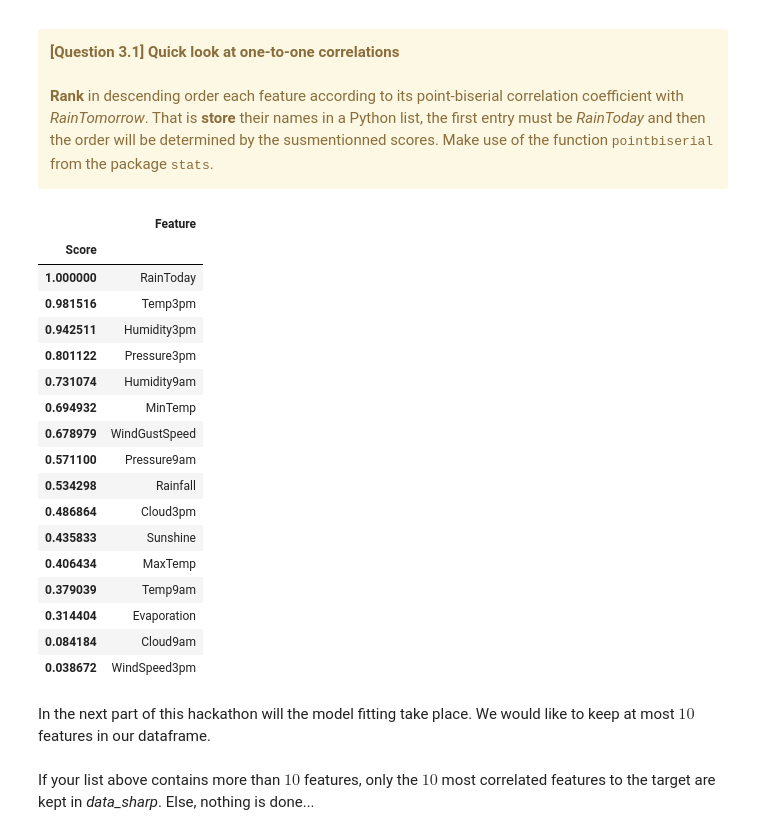
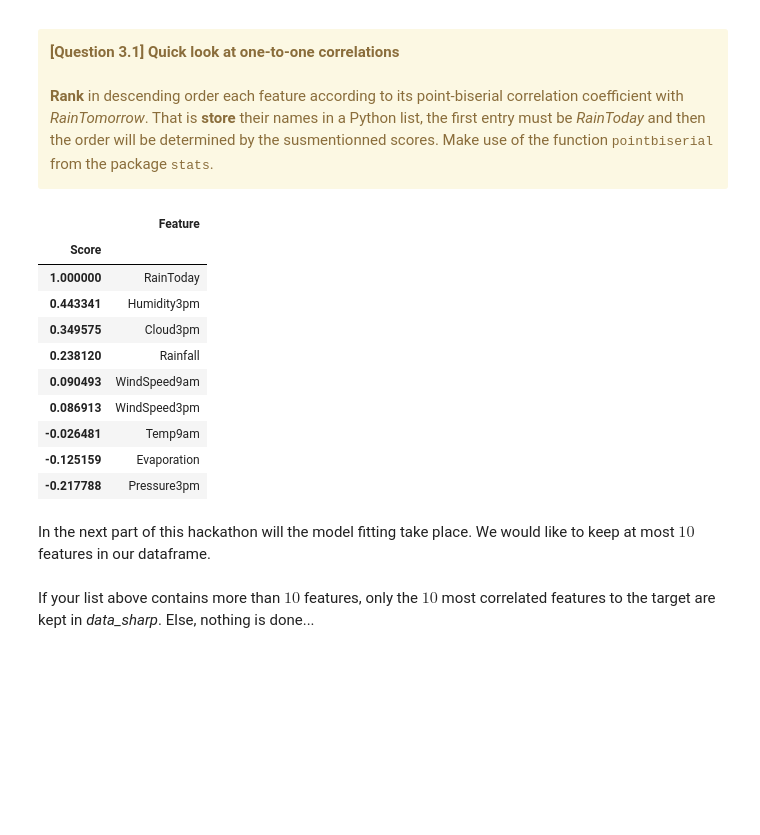
Before and after one commit to Zepp176/Hackathon3, a Jupyter notebook: Hackathon03.ipynb, the cells around one changed output. Cells and saved outputs as stored; diff of their text form; code cells hidden in the pictures; blank space fills up the shorter version.

```diff
--- a/Hackathon03.ipynb
+++ b/Hackathon03.ipynb
@@ -515,12 +514,12 @@ COMMENT (after we compare the resul we pick the variant and write teh comment)!!
 # @edit according to your choice, default choice : data_sharp = data_drop_it_all (variant 1)
 
 # you wish to continue with variant 1
-data_sharp = data_drop_it_all.copy()
-data_test_sharp = data_test_drop_it_all.copy()
+#data_sharp = data_drop_it_all.copy()
+#data_test_sharp = data_test_drop_it_all.copy()
 
 # you wish to continue with variant 2
-#data_sharp = data_clever_fill.copy()
-#data_test_sharp = data_test_clever_fill.copy()
+data_sharp = data_clever_fill.copy()
+data_test_sharp = data_test_clever_fill.copy()
 # %% [markdown]
 ---
 # %% [markdown]
@@ -560,8 +559,8 @@ If the data from the test set followed the same proportions regarding the target
 >PIE CHART
 # %%
 # @edit with the data from data_sharp
-labels = ['Oxygen','Hydrogen','Carbon_Dioxide','Nitrogen']
-values = [4500, 2500, 1053, 500]
+labels = ['Yes', 'No']
+values = [data_sharp.loc[data_sharp["RainTomorrow"]=="Yes"].shape[0], data_sharp.loc[data_sharp["RainTomorrow"]=="No"].shape[0]]
 
 fig = go.Figure(data=[go.Pie(labels=labels, values=values)])
 fig.update_traces(marker=dict(colors=['green','red','blue','yellow']))
@@ -783,7 +785,7 @@ Based on the above results would it be reasonable to discard some features due t
 Please note that, normally, you should keep <i>RainToday</i>...
 # %%
 # @adapt with the results obtained
-toDiscard = ['WindSpeed9am']
+toDiscard = ['MinTemp', 'MaxTemp', 'Temp3pm', 'Pressure9am', 'Humidity9am', 'Cloud9am', 'Sunshine', 'WindGustSpeed']
 
 data_sharp.drop(columns=toDiscard,inplace=True)
 
@@ -853,33 +857,26 @@ labels_test = labels_to_numerical(data_test_sharp['RainTomorrow'])
 # %%
 # computation of the feature scores, factice code here with random scores @edit
 myData = [['RainToday',1]]
 for feature in final_numeric_cols_all:
-    feature_point_biserial_score = np.random.uniform() # @edit: compute the point biserial correlation asked
+    feature_point_biserial_score, _ = stats.pointbiserialr(labels, data_sharp[feature]) # @edit: compute the point biserial correlation asked
     myData.append([feature,feature_point_biserial_score])
 
 rankedFeatures = pd.DataFrame(data=myData,columns=['Feature','Score'])
 rankedFeatures.set_index('Score',inplace=True)
 rankedFeatures.sort_index(ascending=False,inplace=True)
 rankedFeatures.head(20)
 # %% [output]
 |  | Feature |
 | Score |  |
 | 1.000000 | RainToday |
-| 0.981516 | Temp3pm |
-| 0.942511 | Humidity3pm |
-| 0.801122 | Pressure3pm |
-| 0.731074 | Humidity9am |
-| 0.694932 | MinTemp |
-| 0.678979 | WindGustSpeed |
-| 0.571100 | Pressure9am |
-| 0.534298 | Rainfall |
-| 0.486864 | Cloud3pm |
-| 0.435833 | Sunshine |
-| 0.406434 | MaxTemp |
-| 0.379039 | Temp9am |
-| 0.314404 | Evaporation |
-| 0.084184 | Cloud9am |
-| 0.038672 | WindSpeed3pm |
+| 0.443341 | Humidity3pm |
+| 0.349575 | Cloud3pm |
+| 0.238120 | Rainfall |
+| 0.090493 | WindSpeed9am |
+| 0.086913 | WindSpeed3pm |
+| -0.026481 | Temp9am |
+| -0.125159 | Evaporation |
+| -0.217788 | Pressure3pm |
 # %% [markdown]
 In the next part of this hackathon will the model fitting take place. We would like to keep at most $10$ features in our dataframe. <br><br> If your list above contains more than $10$ features, only the $10$ most correlated features to the target are kept in <i>data_sharp</i>. Else, nothing is done...
 # %%
```
Also changed, not shown: parts of 23 cells of this notebook.
